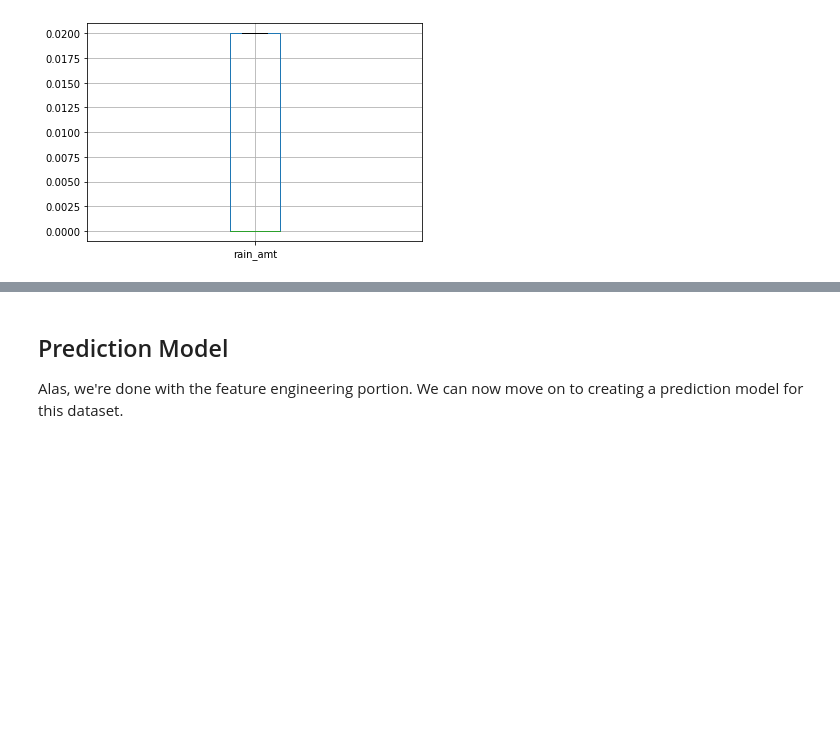
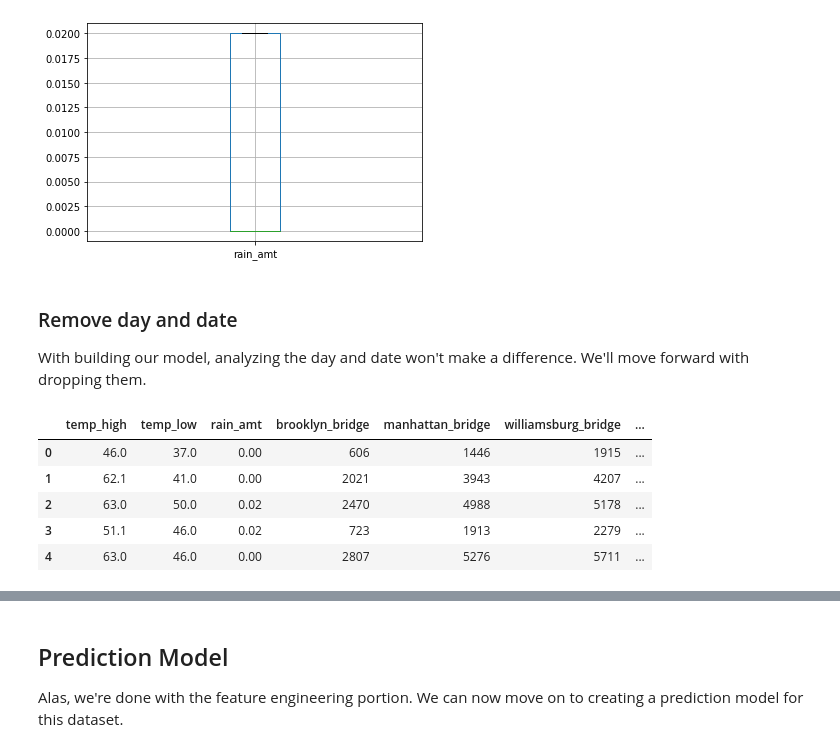
Before and after one commit to check4ismail/cs-502-predictive, a Jupyter notebook: assignment_7/Predictive Model.ipynb, the cells around one changed output, grey strips where cells are left out. Drawn from its saved outputs; the diff is of its cells as text; code cells hidden in the pictures; blank space fills up the shorter version.

```diff
--- a/assignment_7/Predictive Model.ipynb
+++ b/assignment_7/Predictive Model.ipynb
@@ -273,3 +273,16 @@ df.boxplot(column='rain_amt')
 # %% [output]
 <AxesSubplot:>
 [figure]
+# %% [markdown]
+### Remove day and date
+With building our model, analyzing the day and date won't make a difference. We'll move forward with dropping them.
+# %%
+df.drop(['day_of_april', 'day'], axis=1, inplace=True)
+df.head()
+# %% [output]
+|  | temp_high | temp_low | rain_amt | brooklyn_bridge | manhattan_bridge | williamsburg_bridge | ... |
+| 0 | 46.0 | 37.0 | 0.00 | 606 | 1446 | 1915 | ... |
+| 1 | 62.1 | 41.0 | 0.00 | 2021 | 3943 | 4207 | ... |
+| 2 | 63.0 | 50.0 | 0.02 | 2470 | 4988 | 5178 | ... |
+| 3 | 51.1 | 46.0 | 0.02 | 723 | 1913 | 2279 | ... |
+| 4 | 63.0 | 46.0 | 0.00 | 2807 | 5276 | 5711 | ... |
```
Also changed, not shown: parts of 9 cells of this notebook, 1 other file.
